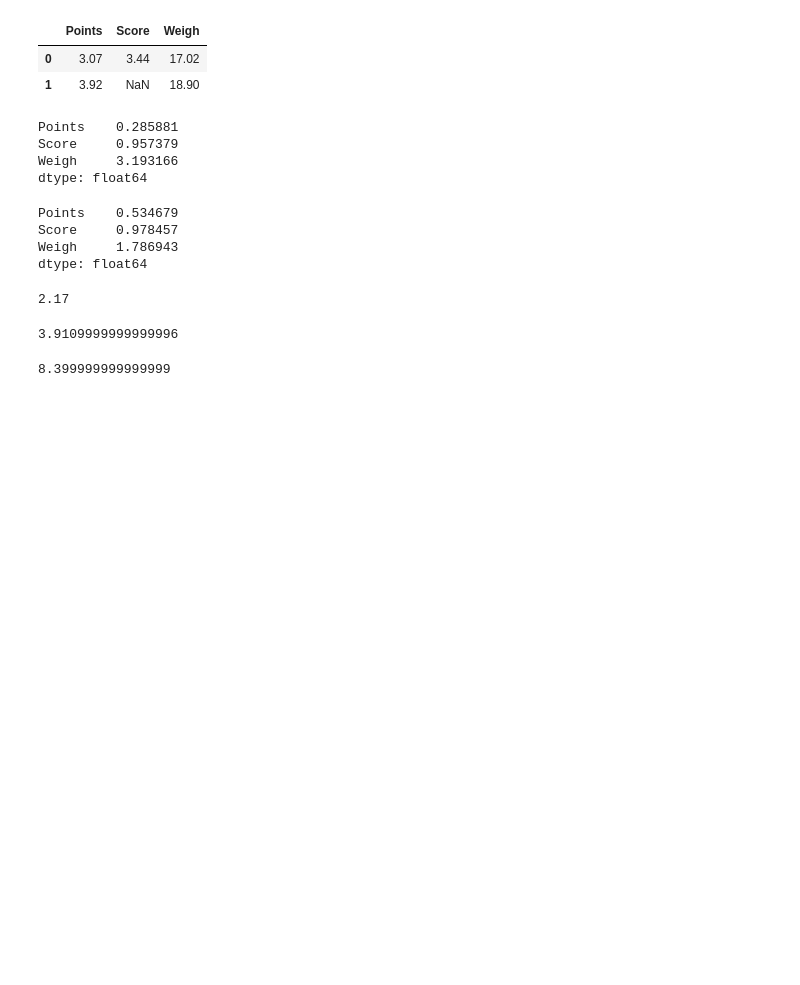
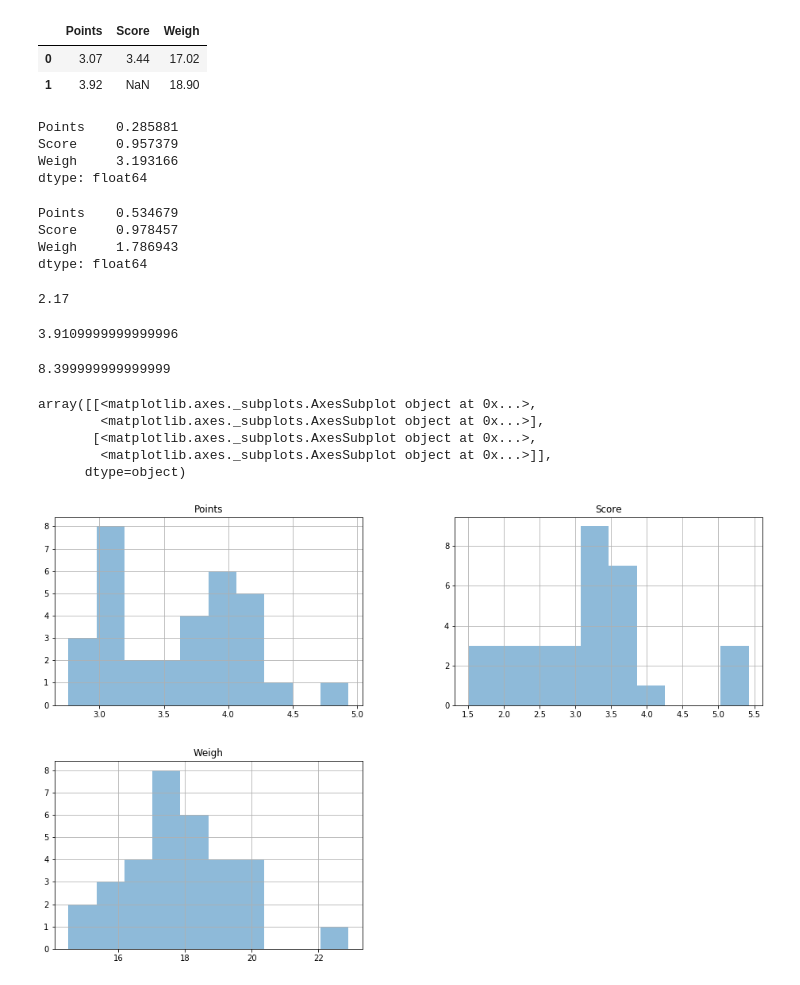
Before and after one commit to shashiwakharkar/Assignments, a Jupyter notebook: Basic Statistics_Level 1/Basic_Statistics_Level_1.ipynb, the cells around one changed output. Cells and saved outputs as stored; diff of their text form; code cells hidden in the pictures; blank space fills up the shorter version.

```diff
--- a/Basic Statistics_Level 1/Basic_Statistics_Level_1.ipynb
+++ b/Basic Statistics_Level 1/Basic_Statistics_Level_1.ipynb
@@ -117,3 +117,12 @@ np.ptp(q7['Score'])
 np.ptp(q7['Weigh'])
 # %% [output]
 8.399999999999999
+# %%
+q7.hist(alpha=0.5, figsize=(16, 10))
+# %% [output]
+array([[<matplotlib.axes._subplots.AxesSubplot object at 0x...>,
+        <matplotlib.axes._subplots.AxesSubplot object at 0x...>],
+       [<matplotlib.axes._subplots.AxesSubplot object at 0x...>,
+        <matplotlib.axes._subplots.AxesSubplot object at 0x...>]],
+      dtype=object)
+[figure, added]
```
Also changed, not shown: parts of 63 cells of this notebook, 1 other file.
